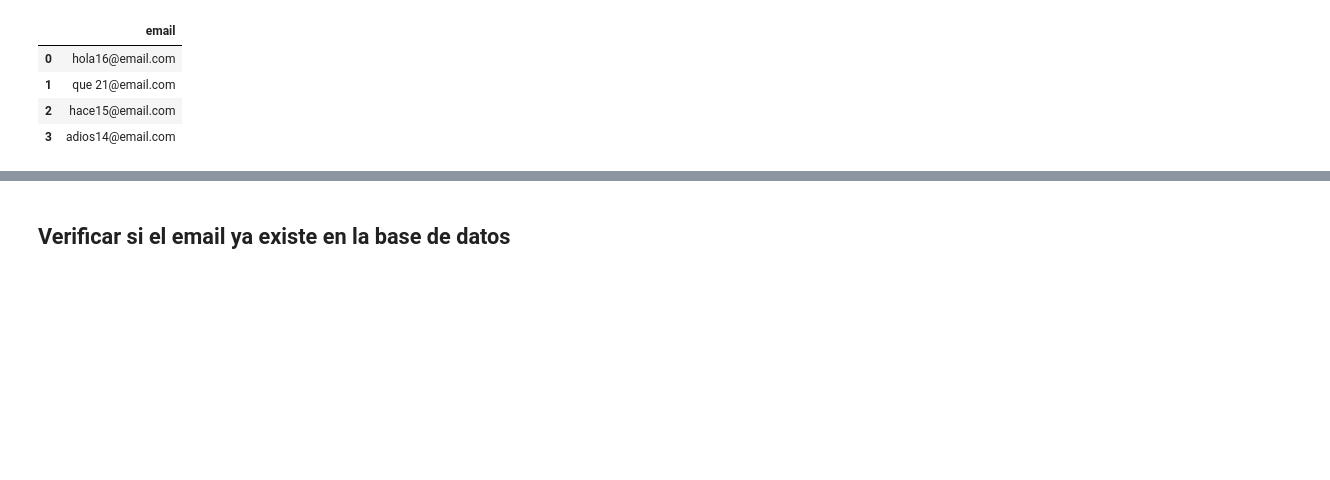
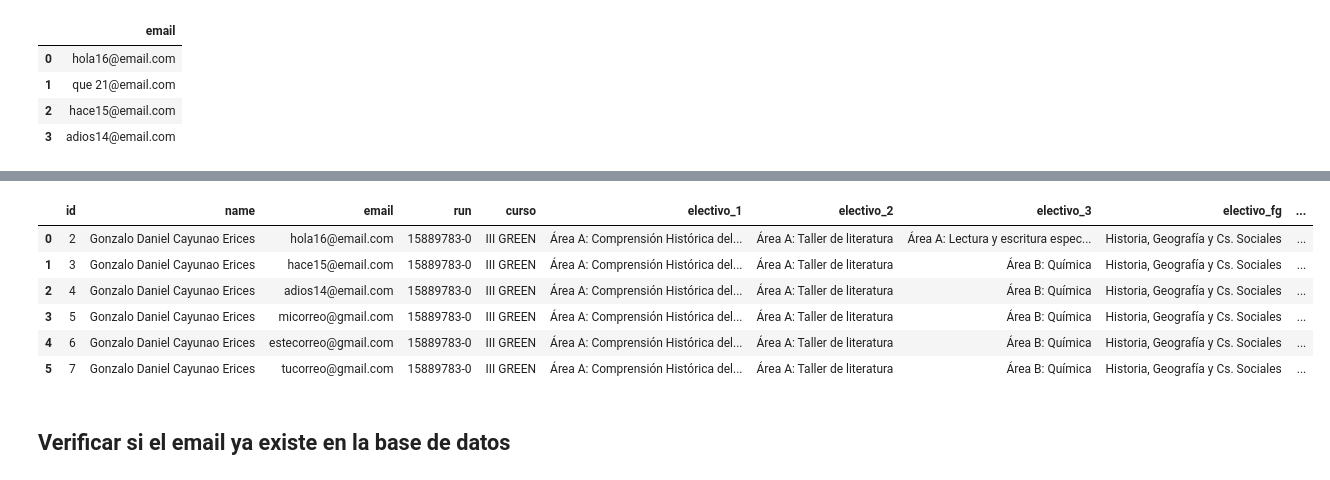
Before and after one commit to gonzakayunawel/form_elec_3_4_medio, a Jupyter notebook: db_manager.ipynb, the cells around one changed output, grey strips where cells are left out. Saved outputs shown, nothing was run; the diff lists cells and outputs as text; code cells hidden in the pictures; blank space fills up the shorter version.

Commit message:
Verificación de cupos en electivos

```diff
--- a/db_manager.ipynb
+++ b/db_manager.ipynb
@@ -189,3 +212,16 @@ read_table("emails", db)
+# %%
+table_name = "users_register"
+db = "form_app.db"
+
+read_table(table_name, db)
+# %% [output]
+|  | id | name | email | run | curso | electivo_1 | electivo_2 | electivo_3 | electivo_fg | ... |
+| 0 | 2 | Gonzalo Daniel Cayunao Erices | hola16@email.com | 15889783-0 | III GREEN | Área A: Comprensión Histórica del... | Área A: Taller de literatura | Área A: Lectura y escritura espec... | Historia, Geografía y Cs. Sociales | ... |
+| 1 | 3 | Gonzalo Daniel Cayunao Erices | hace15@email.com | 15889783-0 | III GREEN | Área A: Comprensión Histórica del... | Área A: Taller de literatura | Área B: Química | Historia, Geografía y Cs. Sociales | ... |
+| 2 | 4 | Gonzalo Daniel Cayunao Erices | adios14@email.com | 15889783-0 | III GREEN | Área A: Comprensión Histórica del... | Área A: Taller de literatura | Área B: Química | Historia, Geografía y Cs. Sociales | ... |
+| 3 | 5 | Gonzalo Daniel Cayunao Erices | micorreo@gmail.com | 15889783-0 | III GREEN | Área A: Comprensión Histórica del... | Área A: Taller de literatura | Área B: Química | Historia, Geografía y Cs. Sociales | ... |
+| 4 | 6 | Gonzalo Daniel Cayunao Erices | estecorreo@gmail.com | 15889783-0 | III GREEN | Área A: Comprensión Histórica del... | Área A: Taller de literatura | Área B: Química | Historia, Geografía y Cs. Sociales | ... |
+| 5 | 7 | Gonzalo Daniel Cayunao Erices | tucorreo@gmail.com | 15889783-0 | III GREEN | Área A: Comprensión Histórica del... | Área A: Taller de literatura | Área B: Química | Historia, Geografía y Cs. Sociales | ... |
 # %% [markdown]
 ## Verificar si el email ya existe en la base de datos
 # %%
```
Also changed, not shown: parts of 8 cells of this notebook, 3 other files.
